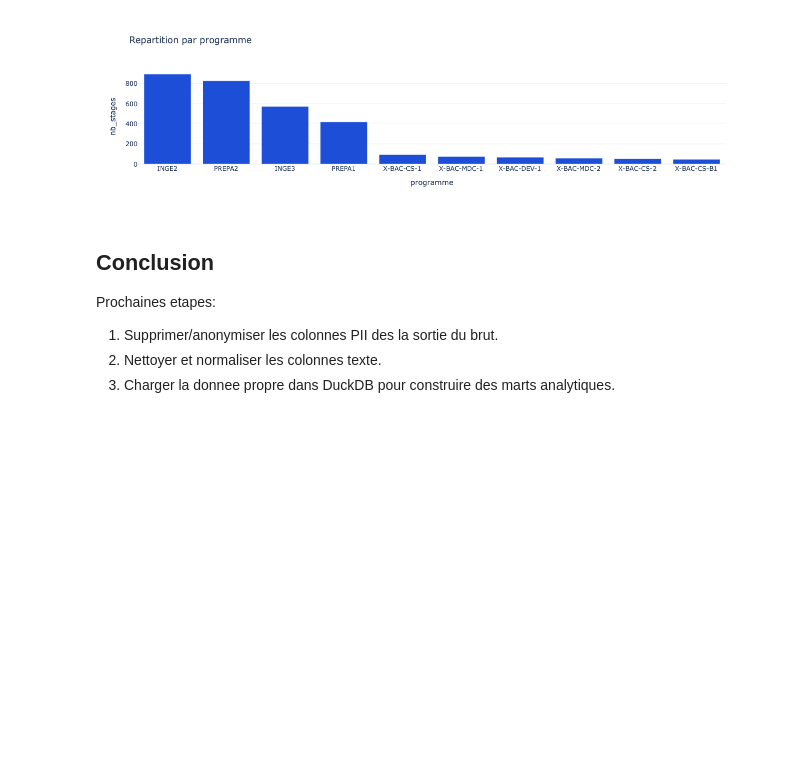
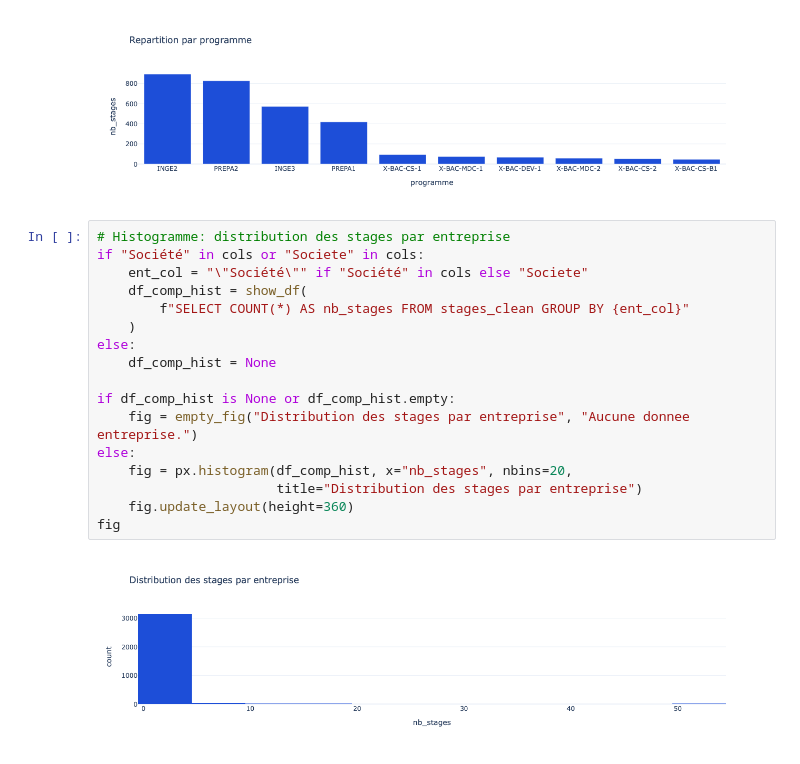
Before and after one commit to carel-guy/stages_analytics, a Jupyter notebook: notebooks/01_profiling_rgpd.ipynb, the cells around one changed output. Cells and saved outputs as stored; diff of their text form; blank space fills up the shorter version.

```diff
--- a/notebooks/01_profiling_rgpd.ipynb
+++ b/notebooks/01_profiling_rgpd.ipynb
@@ -317,10 +219,22 @@ else:
 fig
 # %% [output]
 [figure]
-# %% [markdown]
-## Conclusion
-
-Prochaines etapes:
-1. Supprimer/anonymiser les colonnes PII des la sortie du brut.
-2. Nettoyer et normaliser les colonnes texte.
-3. Charger la donnee propre dans DuckDB pour construire des marts analytiques.
+# %%
+# Histogramme: distribution des stages par entreprise
+if "Société" in cols or "Societe" in cols:
+    ent_col = "\"Société\"" if "Société" in cols else "Societe"
+    df_comp_hist = show_df(
+        f"SELECT COUNT(*) AS nb_stages FROM stages_clean GROUP BY {ent_col}"
+    )
+else:
+    df_comp_hist = None
+
+if df_comp_hist is None or df_comp_hist.empty:
+    fig = empty_fig("Distribution des stages par entreprise", "Aucune donnee entreprise.")
+else:
+    fig = px.histogram(df_comp_hist, x="nb_stages", nbins=20,
+                       title="Distribution des stages par entreprise")
+    fig.update_layout(height=360)
+fig
+# %% [output]
+[figure, added]
```
Also changed, not shown: parts of 28 cells of this notebook, 5 other files.
